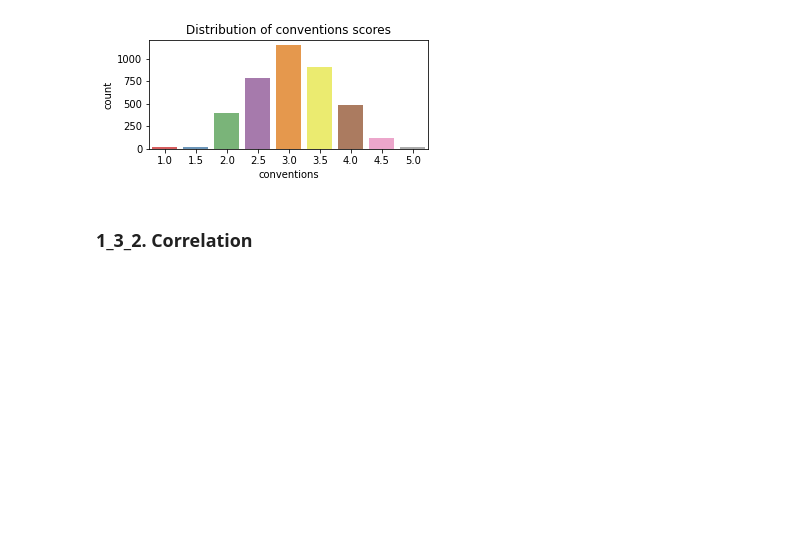
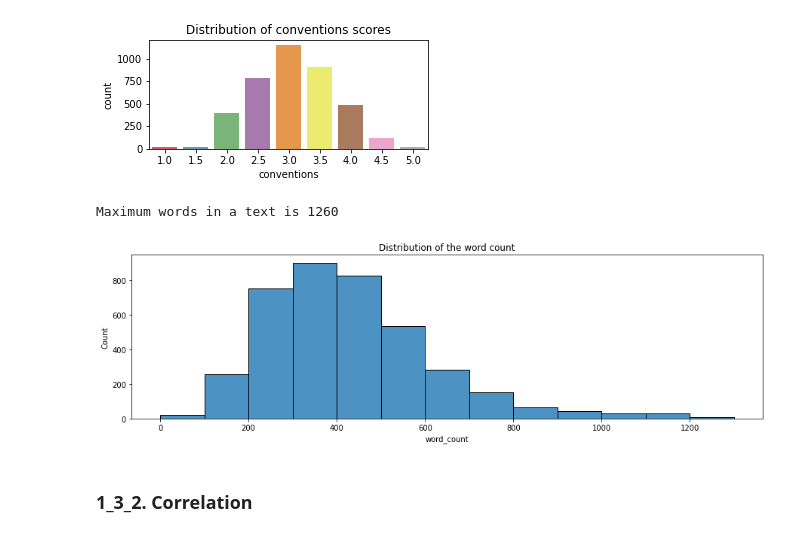
Before and after one commit to jeonghojo00/MachineLearning, a Jupyter notebook: Feedback_Prize_English_Language_Learning.ipynb, the cells around one changed output. Cells and saved outputs as stored; diff of their text form; code cells hidden in the pictures; blank space fills up the shorter version.

```diff
--- a/Feedback_Prize_English_Language_Learning.ipynb
+++ b/Feedback_Prize_English_Language_Learning.ipynb
@@ -187,6 +196,23 @@ grammar : OrderedDict([(1.0, 8), (1.5, 20), (2.0, 544), (2.5, 855), (3.0, 994),
 [figure]
 conventions : OrderedDict([(1.0, 15), (1.5, 20), (2.0, 402), (2.5, 784), (3.0, 1151), (3.5, 908), (4.0, 484), (4.5, 122), (5.0, 25)])
 [figure]
+# %%
+# Show word counts distribution
+def showWordCounts(df):
+    df['word_count'] = df['full_text'].progress_apply(lambda x: len(x.split()))
+    maxWords = max(df['word_count'])
+    print(f"\nMaximum words in a text is {maxWords}")
+
+    plt.figure(figsize = (15,4))
+    sns.histplot(df['word_count'], bins = range(0, 1400, 100), palette = 'Set1', alpha = 0.8)
+    plt.title('Distribution of the word count')
+
+    del df['word_count']
+# %%
+showWordCounts(train_df)
+# %% [output]
+Maximum words in a text is 1260
+[figure, added]
 # %% [markdown]
 ### 1_3_2. Correlation
 # %%
```
Also changed, not shown: parts of 57 cells of this notebook.
